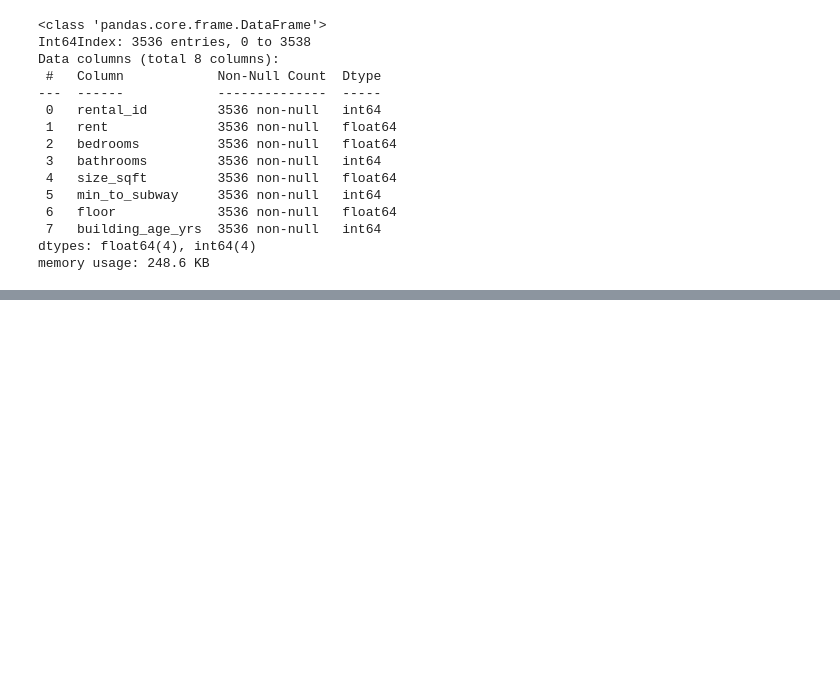
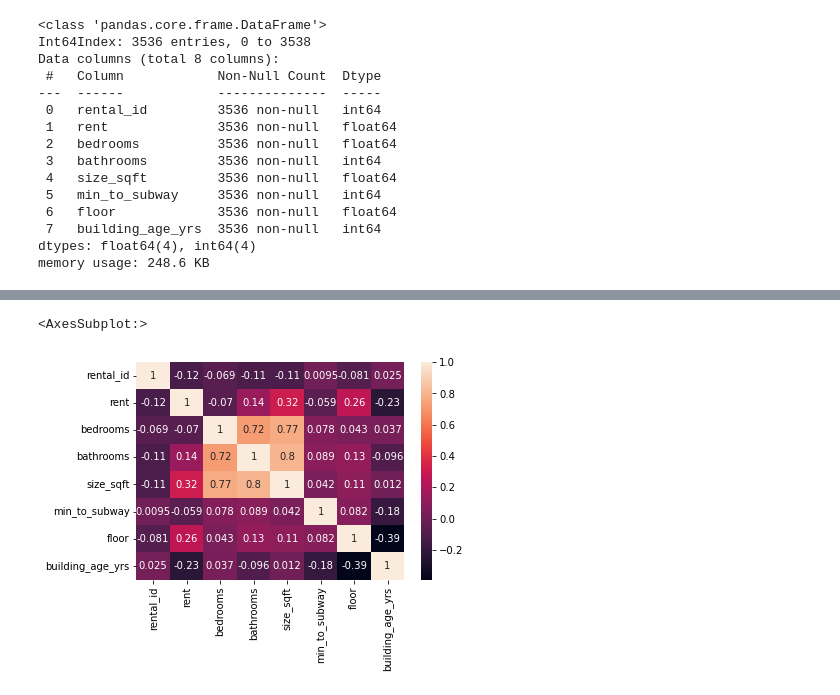
Before and after one commit to AndrewABrain/CCIC_DS1, a Jupyter notebook: Multiple Regression.ipynb, the cells around one changed output, grey strips where cells are left out. Drawn from its saved outputs; the diff is of its cells as text; code cells hidden in the pictures; blank space fills up the shorter version.

```diff
--- a/Multiple Regression.ipynb
+++ b/Multiple Regression.ipynb
@@ -61,0 +64,9 @@ for row in range(len(df.index)):
+# %%
+df = scaleRent (df)
+# %%
+def normalizingData (df):
+    for column in df:
+        df[column] = (df[column] - df[column].min()) / (df[column].max() - df[column].min())
+    return df
+# %%
+df = normalizingData (df)
@@ -61,0 +82,7 @@ for row in range(len(df.index)):
+# %%
+cor = df.corr()
+# %%
+sns.heatmap(cor, annot = True)
+# %% [output]
+<AxesSubplot:>
+[figure, added]
```
Also changed, not shown: parts of 8 cells of this notebook, 4 other files.
